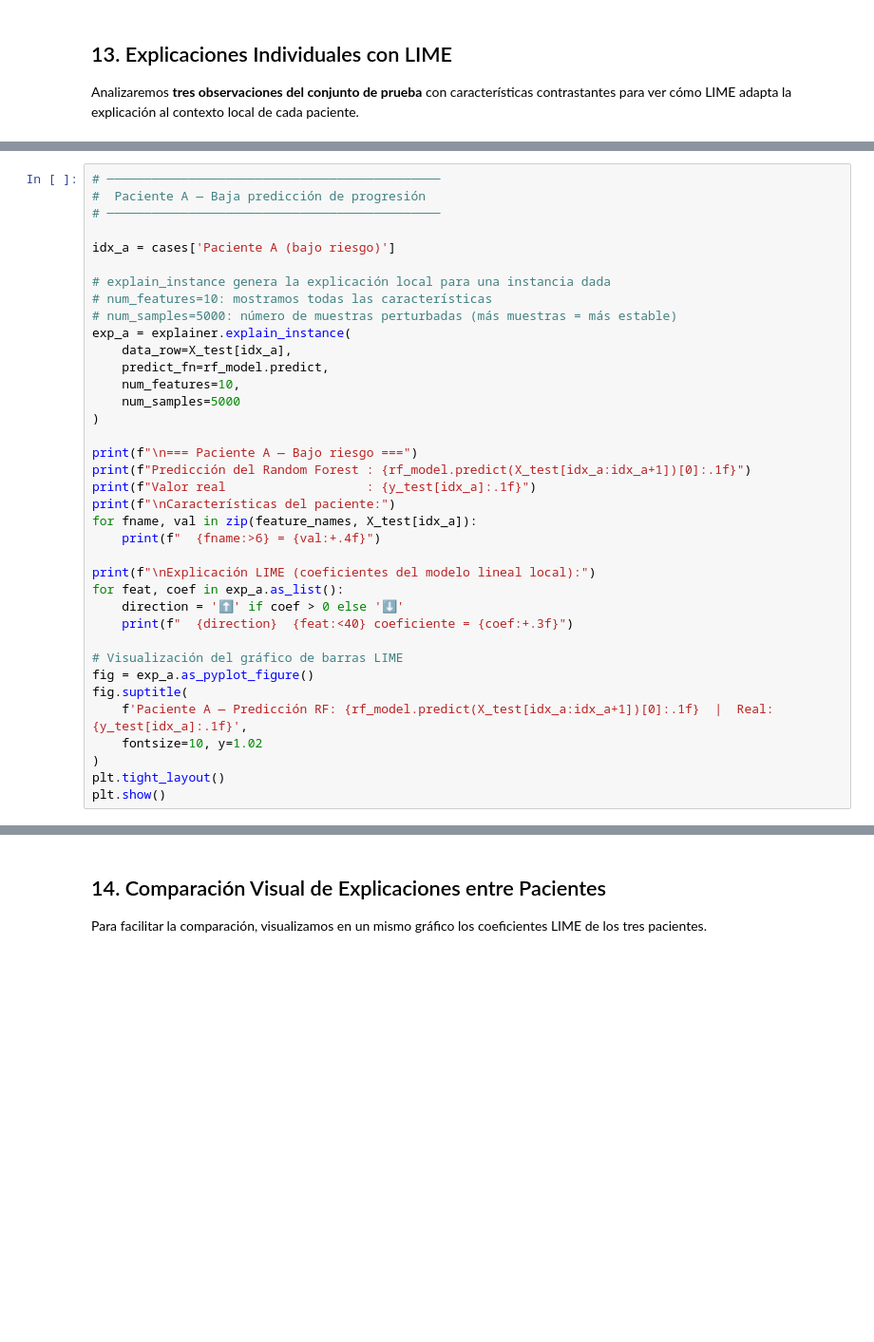
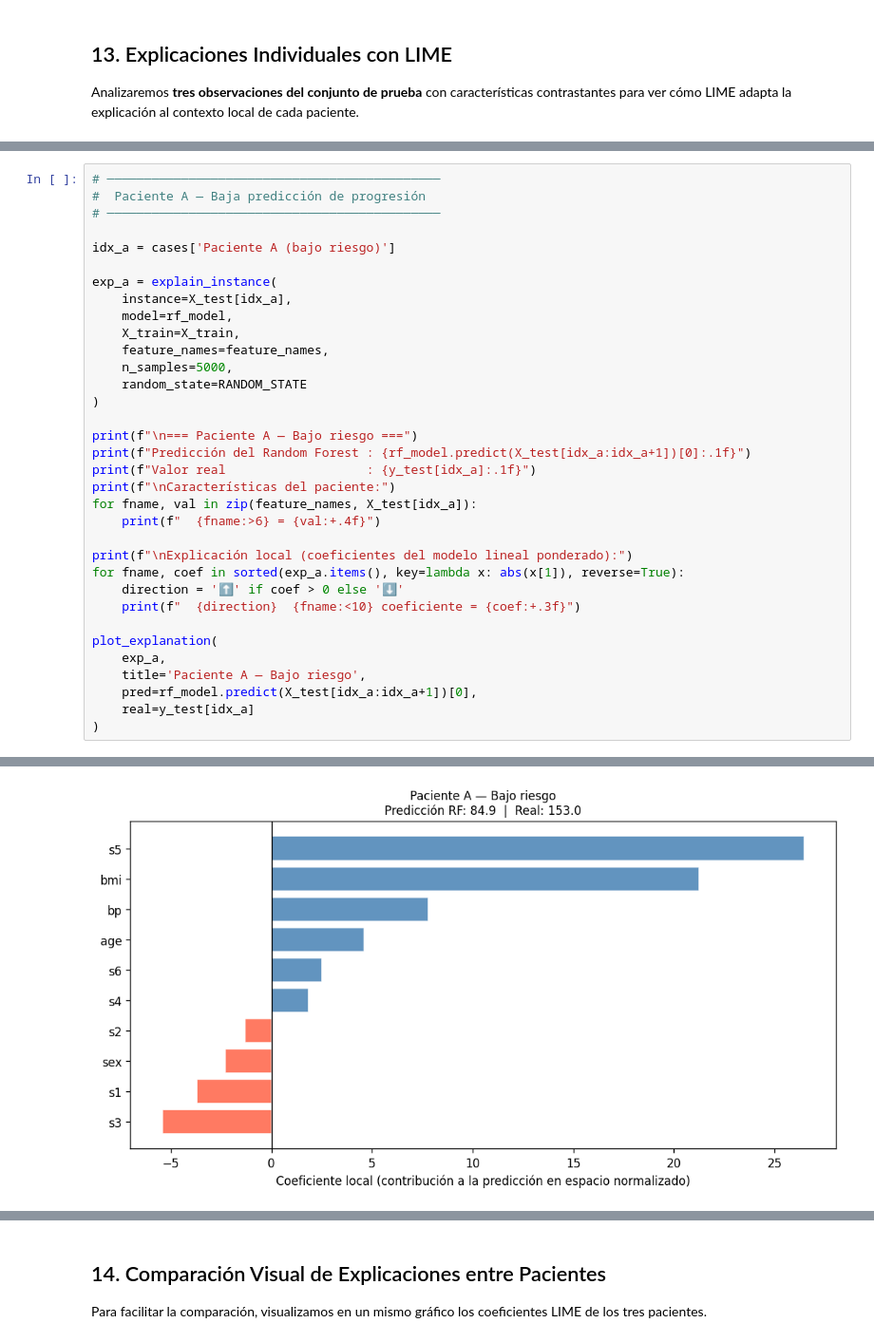
Before and after one commit to vargasmiranda-victormanuel/course-sistemas-basados-en-conocimiento, a Jupyter notebook: lecturas_machine_learning/lime_SBC_VictorVargas.ipynb, the cells around one changed output, grey strips where cells are left out. Shown at 95% size. Saved outputs shown, nothing was run; the diff lists cells and outputs as text; blank space fills up the shorter version.

Commit message:
lime completed

```diff
--- a/lecturas_machine_learning/lime_SBC_VictorVargas.ipynb
+++ b/lecturas_machine_learning/lime_SBC_VictorVargas.ipynb
@@ -434,14 +556,13 @@ for label, idx in cases.items():
 
 idx_a = cases['Paciente A (bajo riesgo)']
 
-# explain_instance genera la explicación local para una instancia dada
-# num_features=10: mostramos todas las características
-# num_samples=5000: número de muestras perturbadas (más muestras = más estable)
-exp_a = explainer.explain_instance(
-    data_row=X_test[idx_a],
-    predict_fn=rf_model.predict,
-    num_features=10,
-    num_samples=5000
+exp_a = explain_instance(
+    instance=X_test[idx_a],
+    model=rf_model,
+    X_train=X_train,
+    feature_names=feature_names,
+    n_samples=5000,
+    random_state=RANDOM_STATE
 )
 
 print(f"\n=== Paciente A — Bajo riesgo ===")
@@ -451,16 +572,15 @@ print(f"\nCaracterísticas del paciente:")
 for fname, val in zip(feature_names, X_test[idx_a]):
     print(f"  {fname:>6} = {val:+.4f}")
 
-print(f"\nExplicación LIME (coeficientes del modelo lineal local):")
-for feat, coef in exp_a.as_list():
+print(f"\nExplicación local (coeficientes del modelo lineal ponderado):")
+for fname, coef in sorted(exp_a.items(), key=lambda x: abs(x[1]), reverse=True):
     direction = '⬆' if coef > 0 else '⬇'
-    print(f"  {direction}  {feat:<40} coeficiente = {coef:+.3f}")
+    print(f"  {direction}  {fname:<10} coeficiente = {coef:+.3f}")
 
-# Visualización del gráfico de barras LIME
-fig = exp_a.as_pyplot_figure()
-fig.suptitle(
-    f'Paciente A — Predicción RF: {rf_model.predict(X_test[idx_a:idx_a+1])[0]:.1f}  |  Real: {y_test[idx_a]:.1f}',
-    fontsize=10, y=1.02
+plot_explanation(
+    exp_a,
+    title='Paciente A — Bajo riesgo',
+    pred=rf_model.predict(X_test[idx_a:idx_a+1])[0],
+    real=y_test[idx_a]
 )
-plt.tight_layout()
-plt.show()
+# %% [output]
@@ -467,3 +604,4 @@ plt.show()
+[figure, added]
 # %%
 # ─────────────────────────────────────────────
 #  Paciente B — Predicción media
```
Also changed, not shown: parts of 29 cells of this notebook, 2 other files.
